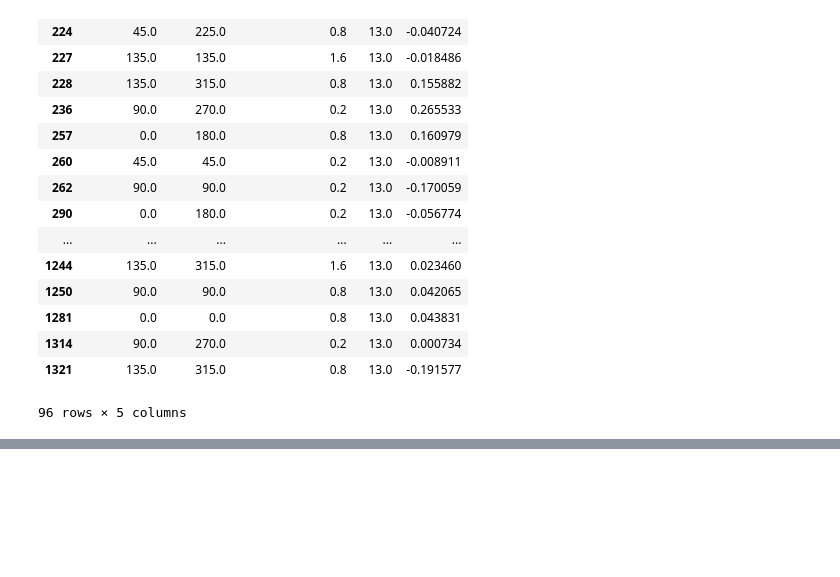
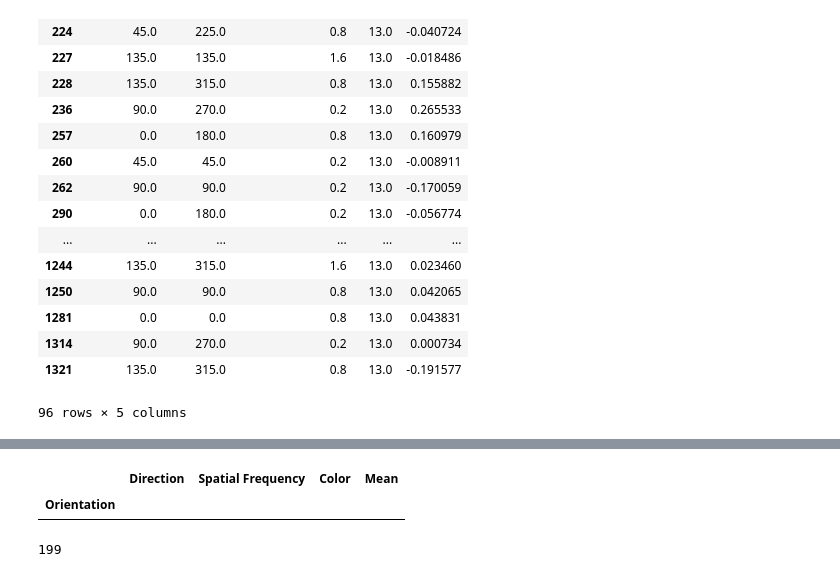
Before and after one commit to Peichao/color_vision_2p, a Jupyter notebook: orisf_hue.ipynb, the cells around one changed output, grey strips where cells are left out. Cells and saved outputs as stored; diff of their text form; code cells hidden in the pictures; blank space fills up the shorter version.

```diff
--- a/orisf_hue.ipynb
+++ b/orisf_hue.ipynb
@@ -394,0 +550,9 @@ cell_F_stim_color[cell_F_stim_color.Color == 13]
+# %%
+cell_F_stim_dir_color = cell_F_stim_color[(cell_F_stim_color['Color'] == max_color) & (cell_F_stim_color['Spatial Frequency'] == max_sf_color)]
+# %% [output]
+|  | Direction | Spatial Frequency | Color | Mean |
+| Orientation |  |  |  |  |
+# %%
+cell.xpix[0]
+# %% [output]
+199
```
Also changed, not shown: parts of 11 cells of this notebook, 4 other files.
